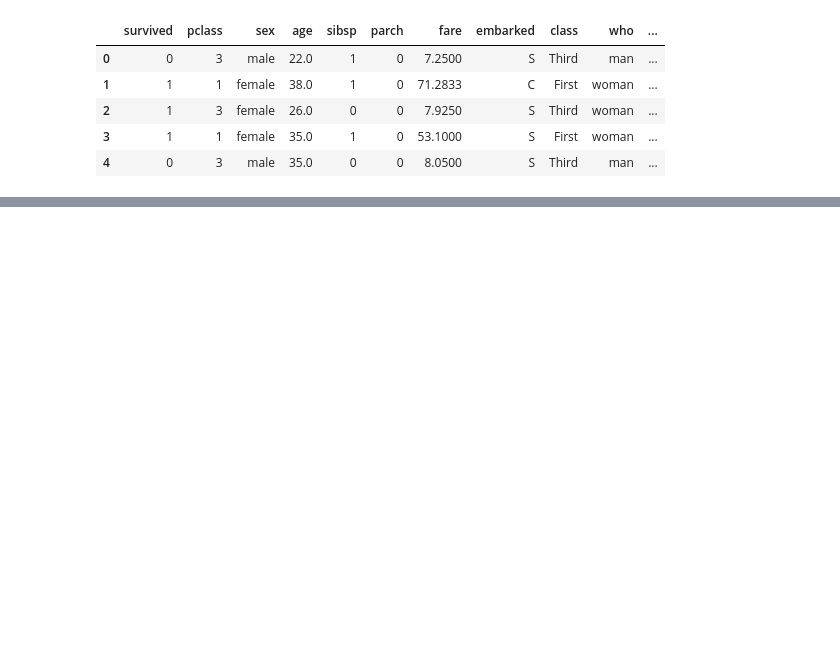
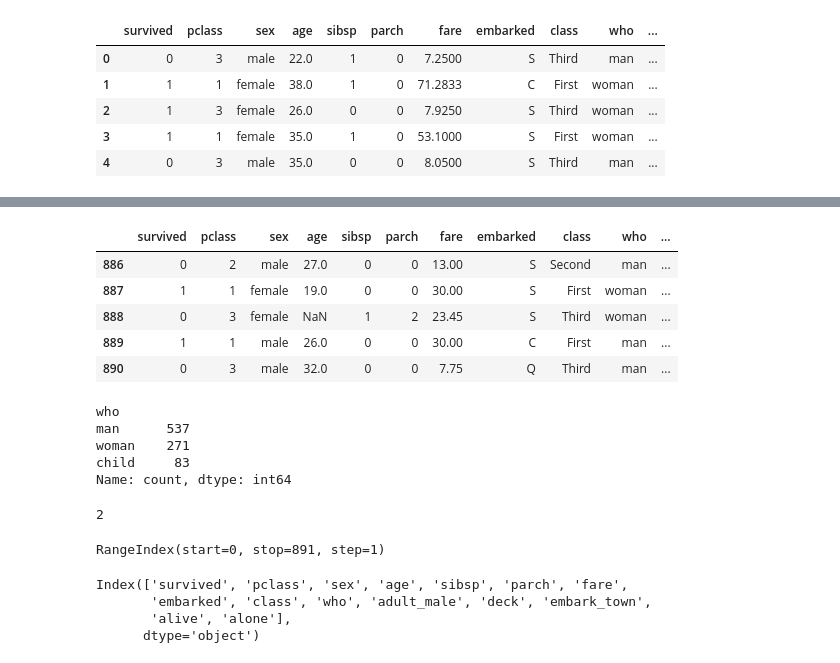
Before and after one commit to kim-minjae-22/titanic, a Jupyter notebook: titanic.ipynb, the cells around one changed output, grey strips where cells are left out. Saved outputs shown, nothing was run; the diff lists cells and outputs as text; code cells hidden in the pictures; blank space fills up the shorter version.

```diff
--- a/titanic.ipynb
+++ b/titanic.ipynb
@@ -35,0 +45,9 @@ df.head()
+# %%
+df.tail()
+# %% [output]
+|  | survived | pclass | sex | age | sibsp | parch | fare | embarked | class | who | ... |
+| 886 | 0 | 2 | male | 27.0 | 0 | 0 | 13.00 | S | Second | man | ... |
+| 887 | 1 | 1 | female | 19.0 | 0 | 0 | 30.00 | S | First | woman | ... |
+| 888 | 0 | 3 | female | NaN | 1 | 2 | 23.45 | S | Third | woman | ... |
+| 889 | 1 | 1 | male | 26.0 | 0 | 0 | 30.00 | C | First | man | ... |
+| 890 | 0 | 3 | male | 32.0 | 0 | 0 | 7.75 | Q | Third | man | ... |
@@ -35,0 +56,23 @@ df.head()
+# %%
+df['who'].value_counts()
+# %% [output]
+who
+man      537
+woman    271
+child     83
+Name: count, dtype: int64
+# %%
+df.ndim
+# %% [output]
+2
+# %%
+df.index
+# %% [output]
+RangeIndex(start=0, stop=891, step=1)
+# %%
+df.columns
+# %% [output]
+Index(['survived', 'pclass', 'sex', 'age', 'sibsp', 'parch', 'fare',
+       'embarked', 'class', 'who', 'adult_male', 'deck', 'embark_town',
+       'alive', 'alone'],
+      dtype='object')
```
Also changed, not shown: parts of 16 cells of this notebook.
